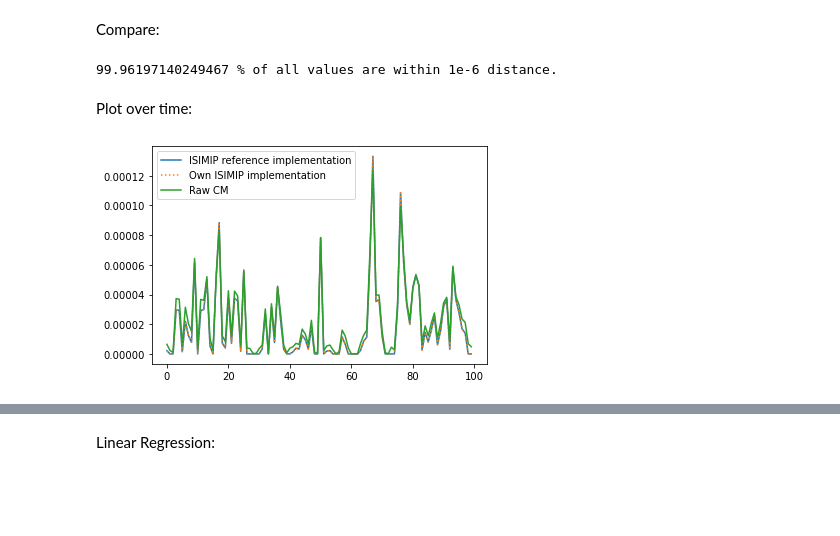
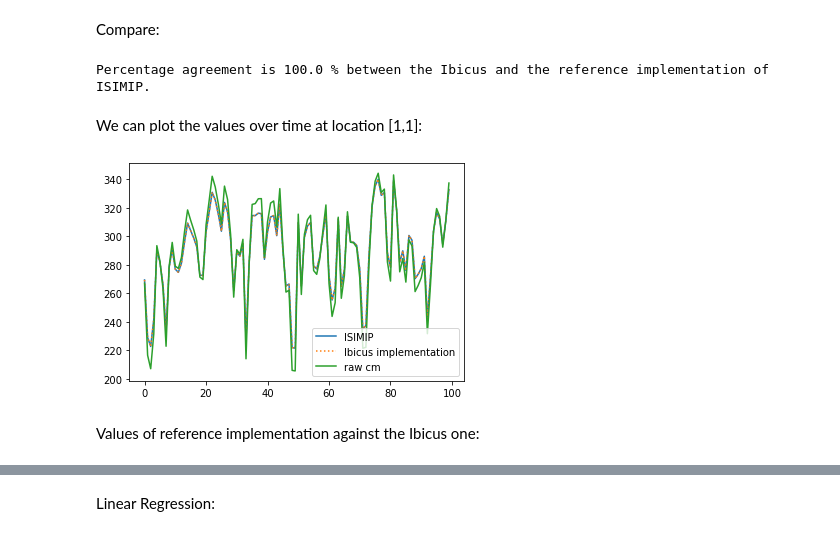
Before and after one commit to ecmwf-projects/ibicus, a Jupyter notebook: notebooks/tutorials/05 ISIMIP Consistency.ipynb, the cells around one changed output, grey strips where cells are left out. Saved outputs shown, nothing was run; the diff lists cells and outputs as text; code cells hidden in the pictures; blank space fills up the shorter version.

Commit message:
Finished isimip consistency notebook

```diff
--- a/notebooks/tutorials/05 ISIMIP Consistency.ipynb
+++ b/notebooks/tutorials/05 ISIMIP Consistency.ipynb
@@ -210,23 +365,25 @@ INFO:root:cm_future is a masked array, but contains no invalid data. It is conve
 Compare:
 # %%
 debiased_values_isimip = read_in_debiased_testing_data(variable)
-pct_agreement = np.sum(np.abs(debiased_values-debiased_values_isimip) < 1e-6)/debiased_values.size
-print("%s %% of all values are within 1e-6 distance."%(pct_agreement*100))
+pct_agreement = np.sum(np.isclose(debiased_values,debiased_values_isimip))/debiased_values.size
+print("Percentage agreement is %s %% between the Ibicus and the reference implementation of ISIMIP."%(pct_agreement*100))
 # %% [output]
-99.96197140249467 % of all values are within 1e-6 distance.
+Percentage agreement is 100.0 % between the Ibicus and the reference implementation of ISIMIP.
-# %% [markdown]
-Plot over time:
+# %% [markdown]
+We can plot the values over time at location [1,1]:
 # %%
 min_time = 0
 max_time = 100
 lat = 1
 lon = 1
 time = np.arange(min_time, max_time)
 
-plt.plot(time, debiased_values_isimip[min_time:max_time, lat, lon], label = "ISIMIP reference implementation")
-plt.plot(time, debiased_values[min_time:max_time, lat, lon], label = "Own ISIMIP implementation", linestyle = ":")
-plt.plot(time, cm_future[min_time:max_time, lat, lon], label = "Raw CM")
+plt.plot(time, debiased_values_isimip[min_time:max_time, lat, lon], label = "ISIMIP")
+plt.plot(time, debiased_values[min_time:max_time, lat, lon], label = "Ibicus implementation", linestyle = ":")
+plt.plot(time, cm_future[min_time:max_time, lat, lon], label = "raw cm")
 plt.legend()
 plt.show()
 # %% [output]
-[figure, old version]
+[figure, new version]
+# %% [markdown]
+Values of reference implementation against the Ibicus one:
```
Also changed, not shown: parts of 187 cells of this notebook.
